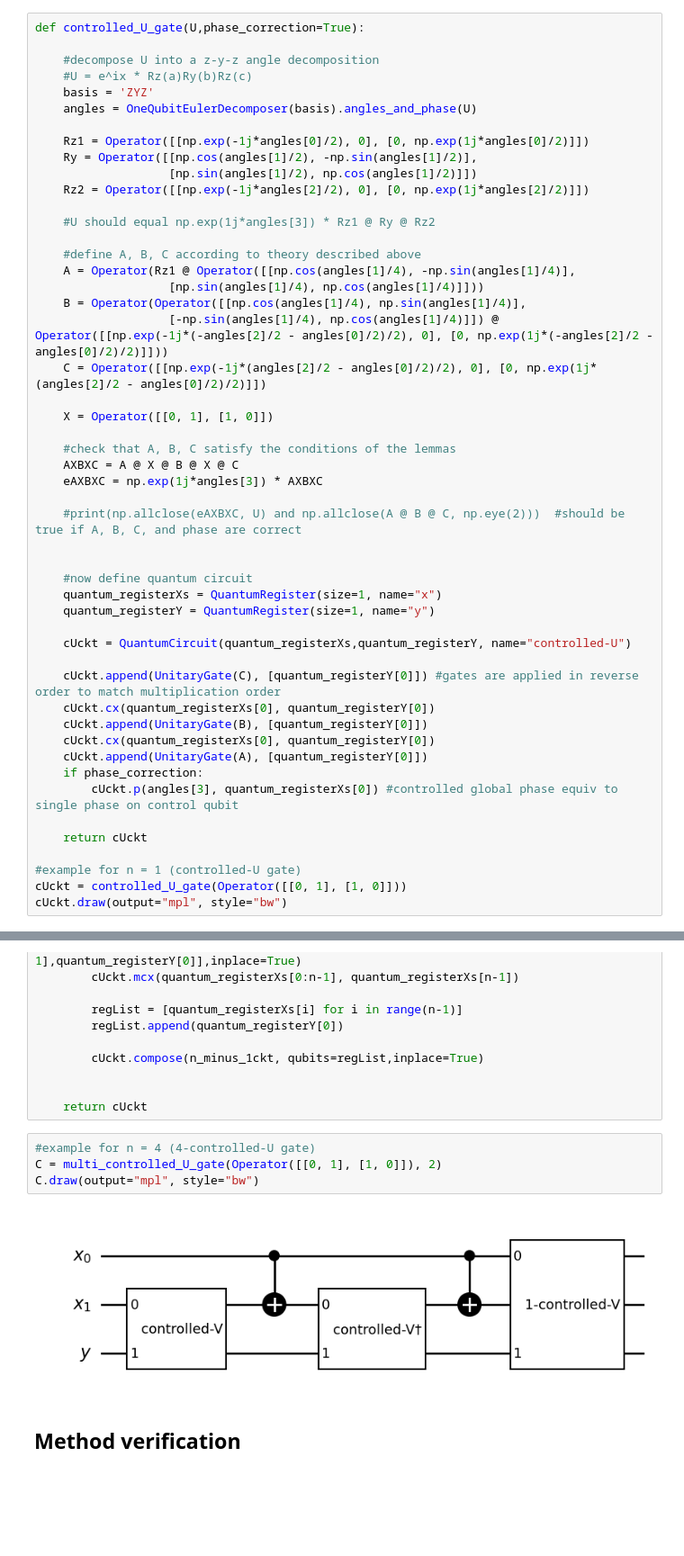
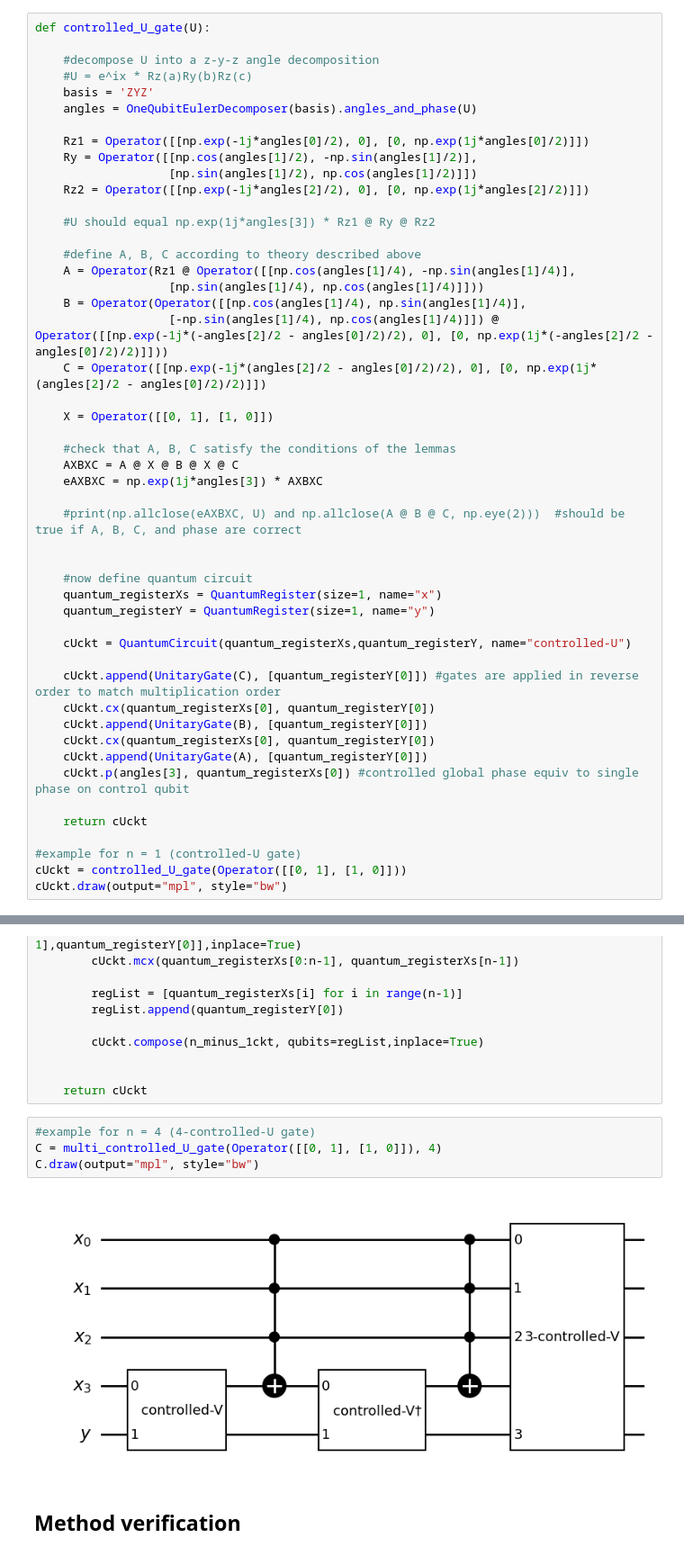
Before and after one commit to jgreen83/multi-controlled-u-gate, a Jupyter notebook: multi-controlled-gate.ipynb, the cells around one changed output, grey strips where cells are left out. Shown: that part at 90% size. Drawn from its saved outputs; the diff is of its cells as text; blank space fills up the shorter version.

```diff
--- a/multi-controlled-gate.ipynb
+++ b/multi-controlled-gate.ipynb
@@ -16,7 +16,7 @@ My approach is based off of Barenco et al, "Elementary gates for quantum computa
 <img src="./images/lemma-43-proof.png" alt="isolated" width="800"/>
 <img src="./images/lemma-51.png" alt="isolated" width="800"/>
 # %%
-def controlled_U_gate(U,phase_correction=True):
+def controlled_U_gate(U):
 
     #decompose U into a z-y-z angle decomposition
     #U = e^ix * Rz(a)Ry(b)Rz(c)
@@ -57,8 +57,7 @@ def controlled_U_gate(U,phase_correction=True):
     cUckt.append(UnitaryGate(B), [quantum_registerY[0]])
     cUckt.cx(quantum_registerXs[0], quantum_registerY[0])
     cUckt.append(UnitaryGate(A), [quantum_registerY[0]])
-    if phase_correction:
-        cUckt.p(angles[3], quantum_registerXs[0]) #controlled global phase equiv to single phase on control qubit
+    cUckt.p(angles[3], quantum_registerXs[0]) #controlled global phase equiv to single phase on control qubit
 
     return cUckt
 
@@ -141,10 +140,10 @@ def multi_controlled_U_gate(U,n):
     return cUckt
 # %%
 #example for n = 4 (4-controlled-U gate)
-C = multi_controlled_U_gate(Operator([[0, 1], [1, 0]]), 2)
+C = multi_controlled_U_gate(Operator([[0, 1], [1, 0]]), 4)
 C.draw(output="mpl", style="bw")
 # %% [output]
-[figure, old version]
+[figure, new version]
 # %% [markdown]
 ## Method verification
 # %%
```
Also changed, not shown: parts of 1 cell of this notebook.
